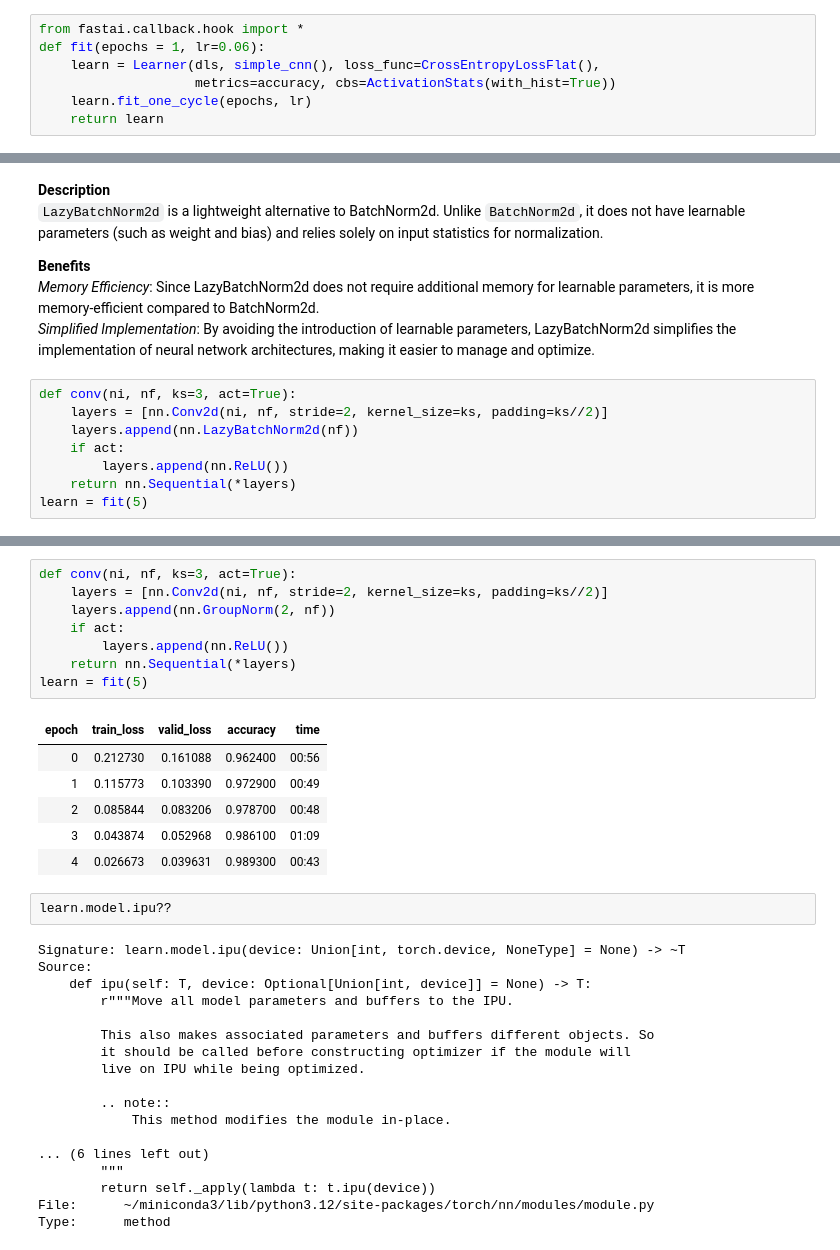
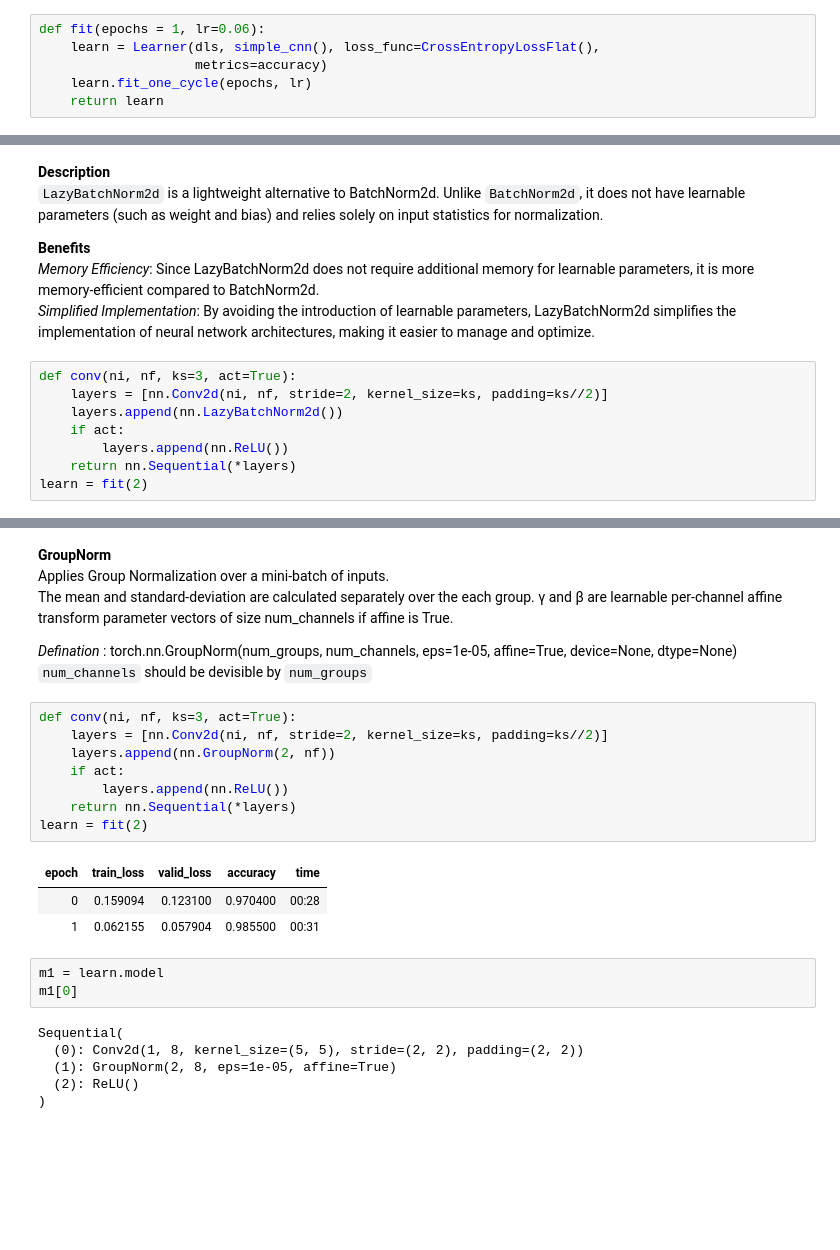
Before and after one commit to tripathysagar/fastbook-with-assign, a Jupyter notebook: Chapter-13/Normalizations.ipynb, the cells around one changed output, grey strips where cells are left out. Cells and saved outputs as stored; diff of their text form; blank space fills up the shorter version.

```diff
--- a/Chapter-13/Normalizations.ipynb
+++ b/Chapter-13/Normalizations.ipynb
@@ -33,10 +33,9 @@ def simple_cnn():
         Flatten()
     )
 # %%
-from fastai.callback.hook import *
 def fit(epochs = 1, lr=0.06):
     learn = Learner(dls, simple_cnn(), loss_func=CrossEntropyLossFlat(),
-                    metrics=accuracy, cbs=ActivationStats(with_hist=True))
+                    metrics=accuracy)
     learn.fit_one_cycle(epochs, lr)
     return learn
 # %% [markdown]
@@ -64,10 +82,10 @@ learn = fit()
 # %%
 def conv(ni, nf, ks=3, act=True):
     layers = [nn.Conv2d(ni, nf, stride=2, kernel_size=ks, padding=ks//2)]
-    layers.append(nn.LazyBatchNorm2d(nf))
+    layers.append(nn.LazyBatchNorm2d())
     if act:
         layers.append(nn.ReLU())
     return nn.Sequential(*layers)
-learn = fit(5)
+learn = fit(2)
 # %% [output]
 | epoch | train_loss | valid_loss | accuracy | time |
@@ -79,35 +112,28 @@ learn = fit(5)
+# %% [markdown]
+**GroupNorm**<br>
+Applies Group Normalization over a mini-batch of inputs.<br>
+The mean and standard-deviation are calculated separately over the each group. γ and β are learnable per-channel affine transform parameter vectors of size num_channels if affine is True.
+
+*Defination* : torch.nn.GroupNorm(num_groups, num_channels, eps=1e-05, affine=True, device=None, dtype=None) <br>
+`num_channels` should be devisible by `num_groups`
 # %%
 def conv(ni, nf, ks=3, act=True):
     layers = [nn.Conv2d(ni, nf, stride=2, kernel_size=ks, padding=ks//2)]
     layers.append(nn.GroupNorm(2, nf))
     if act:
         layers.append(nn.ReLU())
     return nn.Sequential(*layers)
-learn = fit(5)
+learn = fit(2)
 # %% [output]
 | epoch | train_loss | valid_loss | accuracy | time |
-| 0 | 0.212730 | 0.161088 | 0.962400 | 00:56 |
-| 1 | 0.115773 | 0.103390 | 0.972900 | 00:49 |
-| 2 | 0.085844 | 0.083206 | 0.978700 | 00:48 |
-| 3 | 0.043874 | 0.052968 | 0.986100 | 01:09 |
-| 4 | 0.026673 | 0.039631 | 0.989300 | 00:43 |
+| 0 | 0.159094 | 0.123100 | 0.970400 | 00:28 |
+| 1 | 0.062155 | 0.057904 | 0.985500 | 00:31 |
 # %%
-learn.model.ipu??
+m1 = learn.model
+m1[0]
 # %% [output]
-Signature: learn.model.ipu(device: Union[int, torch.device, NoneType] = None) -> ~T
-Source:
-    def ipu(self: T, device: Optional[Union[int, device]] = None) -> T:
-        r"""Move all model parameters and buffers to the IPU.
-
-        This also makes associated parameters and buffers different objects. So
-        it should be called before constructing optimizer if the module will
-        live on IPU while being optimized.
-
-        .. note::
-            This method modifies the module in-place.
-
-... (6 lines left out)
-        """
-        return self._apply(lambda t: t.ipu(device))
-File:      ~/miniconda3/lib/python3.12/site-packages/torch/nn/modules/module.py
-Type:      method
+Sequential(
+  (0): Conv2d(1, 8, kernel_size=(5, 5), stride=(2, 2), padding=(2, 2))
+  (1): GroupNorm(2, 8, eps=1e-05, affine=True)
+  (2): ReLU()
+)
```
Also changed, not shown: parts of 12 cells of this notebook, 2 other files.
